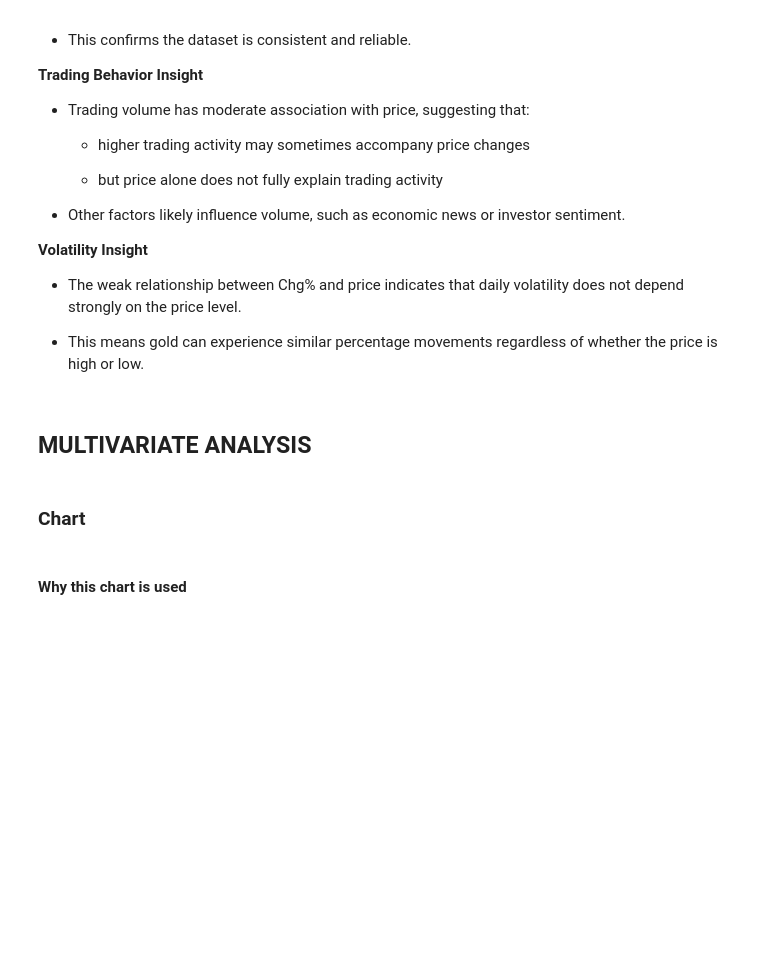
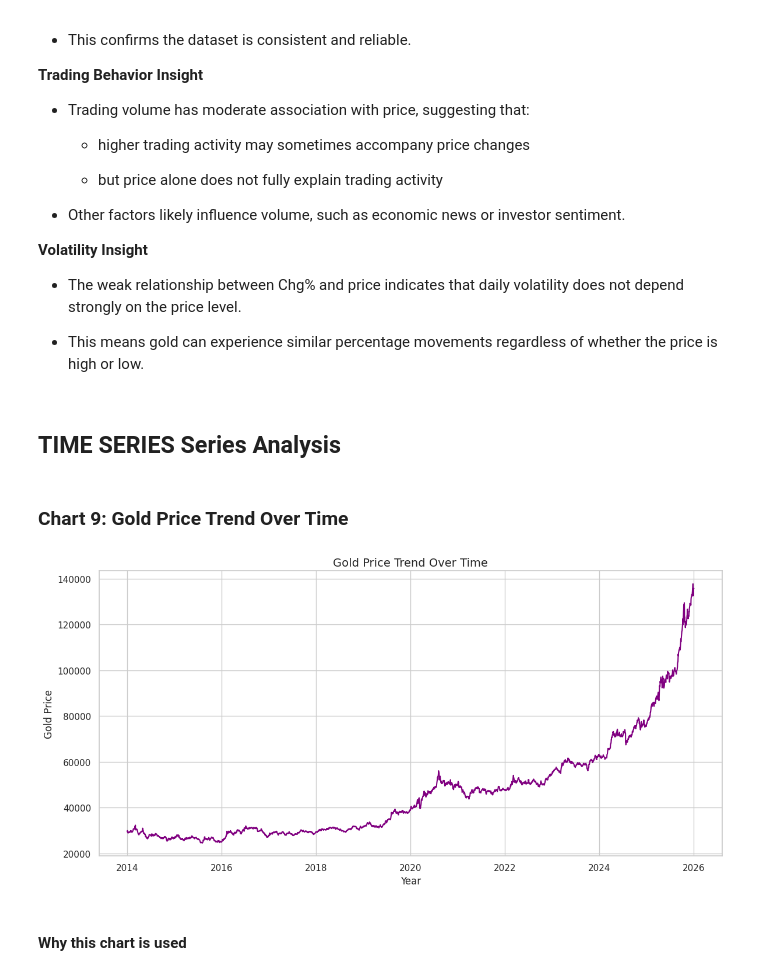
Before and after one commit to Sagarjain93/Machine-Learning-Portfolio, a Jupyter notebook: 03_ML_Practice/Gold_Price_Prediction_Forecasting/03_notebook/02_eda.ipynb, the cells around one changed output. Saved outputs shown, nothing was run; the diff lists cells and outputs as text; code cells hidden in the pictures; blank space fills up the shorter version.

```diff
--- a/03_ML_Practice/Gold_Price_Prediction_Forecasting/03_notebook/02_eda.ipynb
+++ b/03_ML_Practice/Gold_Price_Prediction_Forecasting/03_notebook/02_eda.ipynb
@@ -910,9 +908,33 @@ plt.show()
 *  The weak relationship between Chg% and price indicates that daily volatility does not depend strongly on the price level.
 
 *  This means gold can experience similar percentage movements regardless of whether the price is high or low.
-# %% [markdown]
-## **MULTIVARIATE ANALYSIS**
-# %% [markdown]
-### **Chart**
+# %% [markdown]
+## **TIME SERIES  Series Analysis**
+# %% [markdown]
+### **Chart 9: Gold Price Trend Over Time**
+# %%
+# Chart 9: Gold Price Trend Over Time
+
+# This line chart visualizes how gold prices have changed over time.
+# Time series line charts are essential to identify long-term trends,
+# growth patterns, and potential structural changes in the market.
+
+plt.figure(figsize=(12,6))  # set figure size
+
+# Line plot showing gold price movement across time
+plt.plot(df.index, df["Price"], color="purple")
+
+# Chart title and axis labels
+plt.title("Gold Price Trend Over Time", fontsize=14)
+plt.xlabel("Year")
+plt.ylabel("Gold Price")
+
+# Improve layout for better readability
+plt.tight_layout()
+
+# Display the chart
+plt.show()
+# %% [output]
+[figure, added]
 # %% [markdown]
 #### **Why this chart is used**
```
Also changed, not shown: parts of 23 cells of this notebook.
